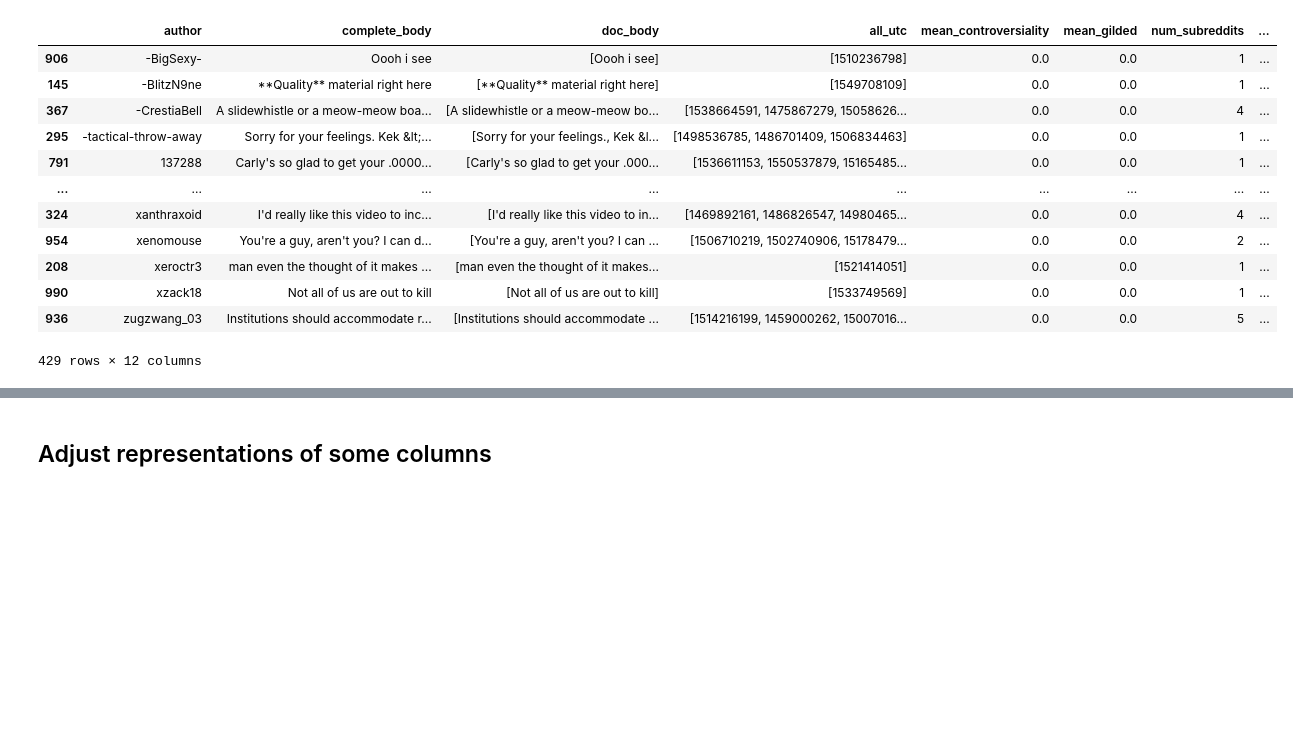
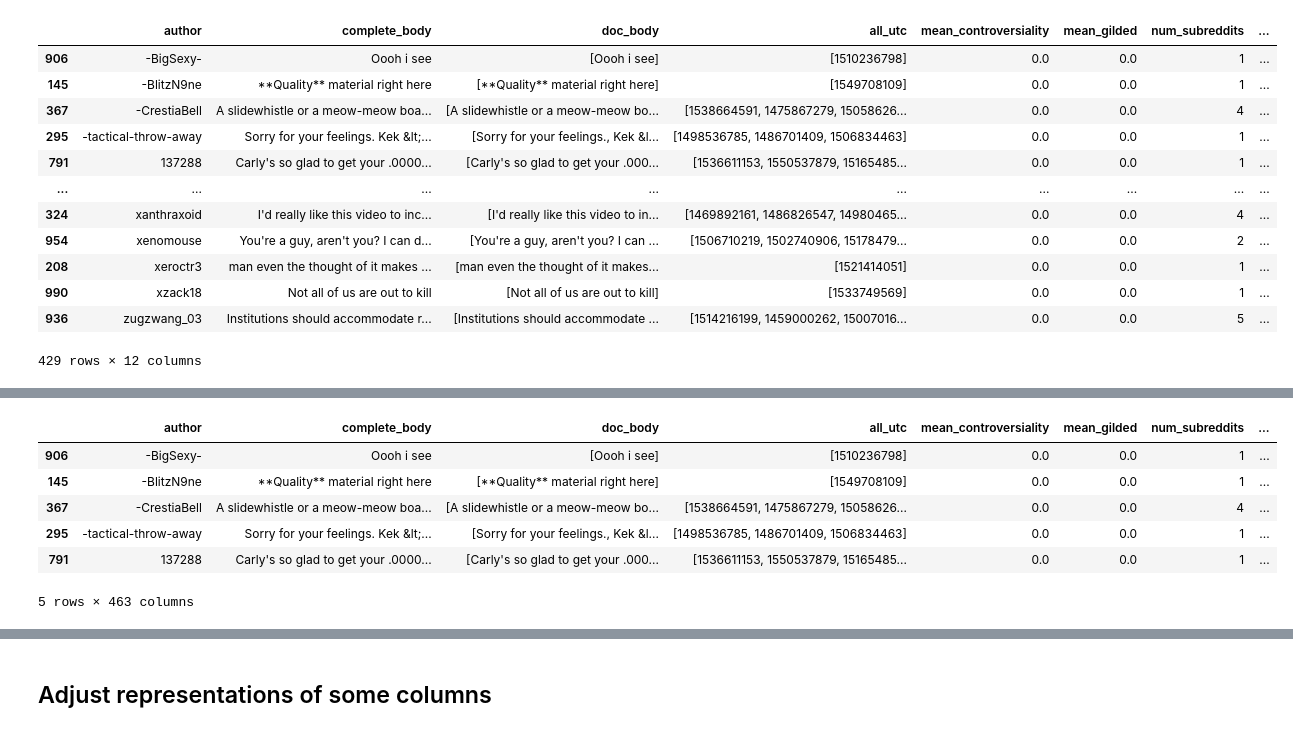
Before and after one commit to sophiasylvester/Big5-NLP, a Jupyter notebook: preprocessing_author.ipynb, the cells around one changed output, grey strips where cells are left out. Saved outputs shown, nothing was run; the diff lists cells and outputs as text; code cells hidden in the pictures; blank space fills up the shorter version.

```diff
--- a/preprocessing_author.ipynb
+++ b/preprocessing_author.ipynb
@@ -146,7 +154,7 @@ def create_timecolumns(df):
 # %%
 def timecounter(lst, vocablst):
     if vocablst == 'weekday':
-        vocab = ['Monday', 'Tuesday', 'Wednesday', 'Thursday', 'Friday', 'Saturday', 'Sunday']
+        vocab = ['monday', 'tuesday', 'wednesday', 'thursday', 'friday', 'saturday', 'sunday']
     elif vocablst == 'month':
         vocab = ['01', '02', '03', '04', '05', '06', '07', '08', '09', '10', '11', '12']
     elif vocablst == 'year':
@@ -183,7 +195,7 @@ def create_authordf(df):
 
     # language
     df['lang'] = df['language'].apply(lambda x: str(x))
-    df['all_lang'] = df.groupby(['author'])['lang'].transform(lambda x : ' '. join(x))
+    df['all_lang'] = df.groupby(['author'])['lang'].transform(lambda x : len(set(x)))
     # created_utc
     df['utc_lst'] = df['created_utc'].apply(lambda x: str(x))
     df['all_utc'] = df.groupby(['author'])['utc_lst'].transform(lambda x : ' '. join(x))
@@ -198,18 +210,20 @@ def create_authordf(df):
     df['num_subreddits'] = df.groupby(['author'])['subreddit'].transform(lambda x : ' '. join(x))
     df['num_subreddits'] = df['num_subreddits'].apply(lambda x: len(set(x.split())))
     # number of comments per subreddit
+    df['subreddit'] = df['subreddit'].apply(lambda x: [x.lower()])
+    df['subreddit'] = df['subreddit'].apply(lambda x: ''.join(x))
     df['subreddit_dist'] = df.groupby(['author'])['subreddit'].transform(lambda x : ' '. join(x))
-    subreddit = subredditcounter(df, df['subreddit_dist'])
-    subreddit = subreddit.tolist()
-    subreddit_arr = [np.array(lst) for lst in subreddit]
-    df['subreddit_dist'] = subreddit_arr
+    subreddit_predist = subredditcounter(df['subreddit'], subredditlist)
+    subreddit_predist = subreddit_predist.tolist()
+#     subreddit_arr = [np.array(lst) for lst in subreddit]
+    df['subreddit_dist'] = subreddit_predist
     # time
     df = create_timecolumns(df)
     df['weekday_dist'] = df.groupby(['author'])['weekday'].transform(lambda x : ' '. join(x))
     weekday = timecounter(df['weekday_dist'], 'weekday')
     weekday = weekday.tolist()
-    weekday_arr = [np.array(lst) for lst in weekday]
-    df['weekday_dist'] = weekday_arr
+#     weekday_arr = [np.array(lst) for lst in weekday]
+    df['weekday_dist'] = weekday
     df['month_dist'] = df.groupby(['author'])['month'].transform(lambda x : ' '. join(x))
     month = timecounter(df['month_dist'], 'month')
     month = month.tolist()
@@ -270,4 +284,30 @@ dtypes: float64(2), int64(1), object(9)
 memory usage: 43.6+ KB
+# %%
+weekday = ['monday', 'tuesday', 'wednesday', 'thursday', 'friday', 'saturday', 'sunday']
+month = ['january', 'february', 'march', 'april', 'may', 'june', 'juli', 'august', 'september', 'october', 'november', 'december']
+year = ['2015', '2016', '2017', '2018', '2019']
+
+def onecolumnperdatapoint(df, column, namelist):
+    for i in range(len(namelist)):
+#         df[namelist[i]] = df[column].apply(lambda x:[row[i] for row in x])
+        df[namelist[i]] = df[column].apply(lambda x:[x[i]])
+        df[namelist[i]] = [item[0] for item in df[namelist[i]]]
+    return df
+
+pandora = onecolumnperdatapoint(pandora, 'weekday_dist', weekday)
+pandora = onecolumnperdatapoint(pandora, 'month_dist', month)
+pandora = onecolumnperdatapoint(pandora, 'year_dist', year)
+pandora = onecolumnperdatapoint(pandora, 'subreddit_dist', subredditlist)
+pandora.drop(['weekday_dist', 'month_dist', 'year_dist', 'subreddit_dist'], axis=1, inplace=True)
+pandora.head()
+# %% [output]
+|  | author | complete_body | doc_body | all_utc | mean_controversiality | mean_gilded | num_subreddits | ... |
+| 906 | -BigSexy- | Oooh i see | [Oooh i see] | [1510236798] | 0.0 | 0.0 | 1 | ... |
+| 145 | -BlitzN9ne | **Quality** material right here | [**Quality** material right here] | [1549708109] | 0.0 | 0.0 | 1 | ... |
+| 367 | -CrestiaBell | A slidewhistle or a meow-meow boa... | [A slidewhistle or a meow-meow bo... | [1538664591, 1475867279, 15058626... | 0.0 | 0.0 | 4 | ... |
+| 295 | -tactical-throw-away | Sorry for your feelings. Kek &lt;... | [Sorry for your feelings., Kek &l... | [1498536785, 1486701409, 1506834463] | 0.0 | 0.0 | 1 | ... |
+| 791 | 137288 | Carly's so glad to get your .0000... | [Carly's so glad to get your .000... | [1536611153, 1550537879, 15165485... | 0.0 | 0.0 | 1 | ... |
+5 rows × 463 columns
 # %%
 authors = pd.read_csv('/home/sophia/ma_py/author_profiles.csv')
 # find missing data in big five traits
```
Also changed, not shown: parts of 6 cells of this notebook.
